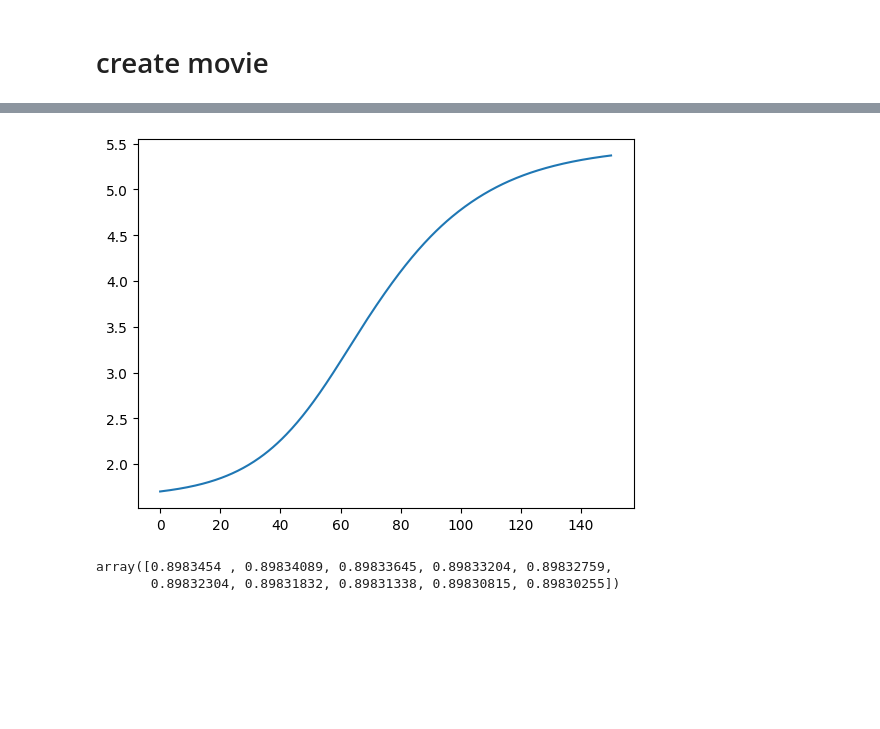
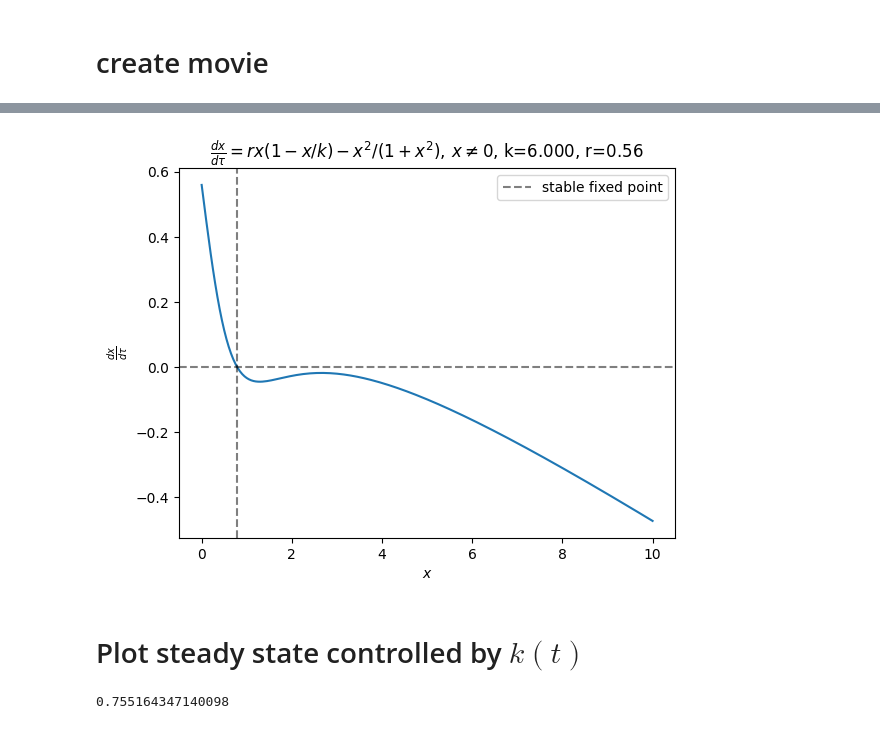
Before and after one commit to MalachiteWind/stable_node_control, a Jupyter notebook: hysteresis2.ipynb, the cells around one changed output, grey strips where cells are left out. Cells and saved outputs as stored; diff of their text form; code cells hidden in the pictures; blank space fills up the shorter version.

```diff
--- a/hysteresis2.ipynb
+++ b/hysteresis2.ipynb
@@ -216,10 +163,32 @@ sol  = solve_ivp(simple_hysteresis_ode,t_span, [x0], args=(r,k,),t_eval=t_eval)
-# %%
-plt.plot(sol.t,sol.y[0])
-plt.show()
-# %% [output]
-[figure, removed]
-# %%
-sol.y[0][-10:]
-# %% [output]
-array([0.8983454 , 0.89834089, 0.89833645, 0.89833204, 0.89832759,
-       0.89832304, 0.89831832, 0.89831338, 0.89830815, 0.89830255])
+# %%
+# for k= 8
+k = 6
+# k=r1
+r=0.56
+
+coeffs = poly_coeff(k, r)
+roots = real_roots(coeffs)
+x0 = 0
+x1 = 10
+
+xs = np.linspace(x0, x1, 201)
+dt = xs[1]-xs[0]
+
+fig, ax = plt.subplots()
+
+ax.plot(xs,simple_hysteresis_ode(None,xs,r,k))
+ax.axvline(x=roots[0], color='black', linestyle='--', alpha=0.5, label="stable fixed point")
+if len(roots)==3:
+    ax.axvline(x=roots[1], color='red', linestyle='--', alpha=0.5, label="unstable fixed point")
+    ax.axvline(x=roots[2], color='black', linestyle='--', alpha=0.5,)
+ax.axhline(y=0, color='black', linestyle='--', alpha=0.5,)
+ax.set_xlabel(r"$x$")
+ax.set_ylabel(r"$\frac{dx}{d\tau}$")
+
+ax.set_title(r"$\frac{dx}{d \tau} = rx (1-x/k)-x^2/ (1+x^2), \: x\neq 0$, " + f"k={k:.3f}, r={r}")
+ax.legend(loc='upper right')
+plt.show()
+# %% [output]
+[figure, new version]
+# %% [markdown]
+# Plot steady state controlled by $k(t)$
@@ -225,0 +224,4 @@ array([0.8983454 , 0.89834089, 0.89833645, 0.89833204, 0.89832759,
+# %%
+x_increase.min()
+# %% [output]
+0.755164347140098
```
Also changed, not shown: parts of 15 cells of this notebook, 2 other files.
